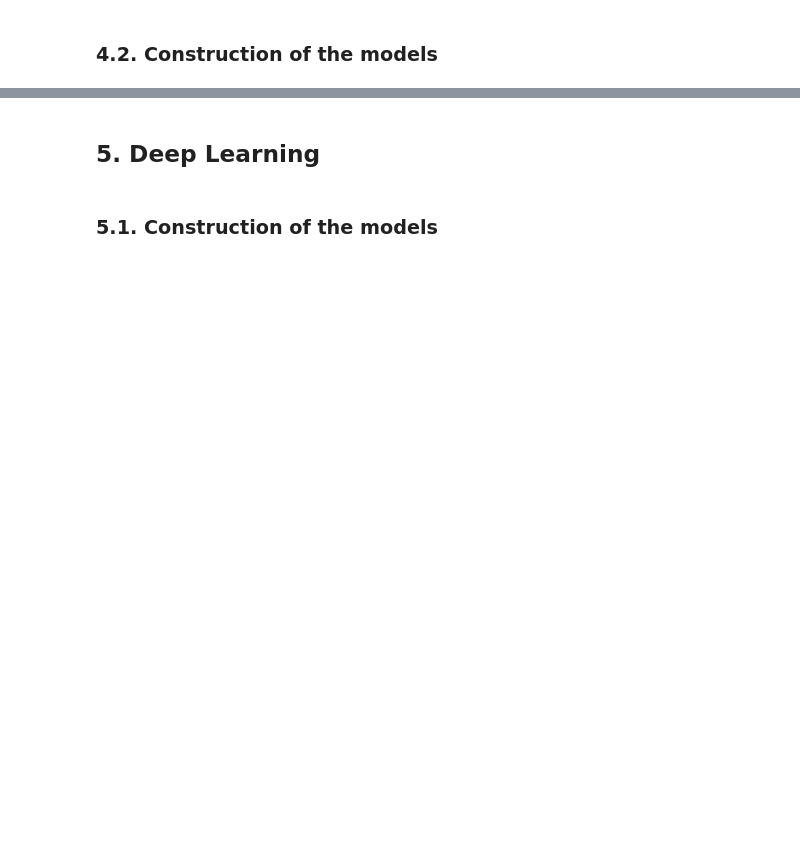
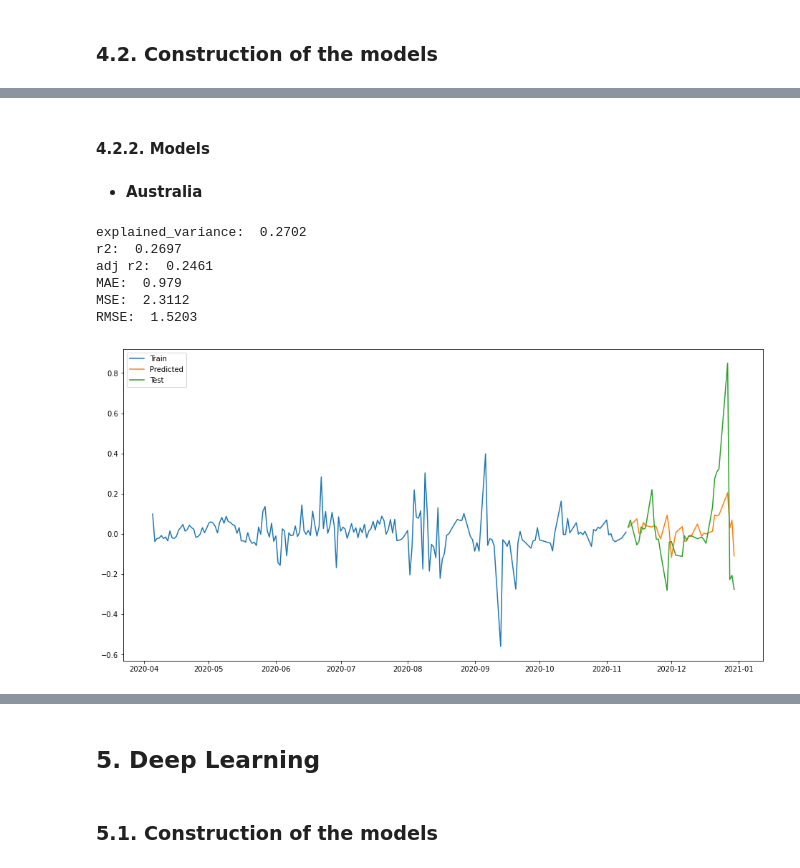
Before and after one commit to martinsM17/Covid19_Testing_Data, a Jupyter notebook: pipeline_analysis.ipynb, the cells around one changed output, grey strips where cells are left out. Saved outputs shown, nothing was run; the diff lists cells and outputs as text; code cells hidden in the pictures; blank space fills up the shorter version.

```diff
--- a/pipeline_analysis.ipynb
+++ b/pipeline_analysis.ipynb
@@ -1080,0 +866,4 @@ Malawi_diff = Malawi_diff[['total_cases_per_million', 'new_cases_smoothed_per_mi
+# %%
+for country in countries:
+    n_entries = normalize_data[normalize_data['location'] == country].shape[0]
+    print(country, ': ', n_entries, ' entries', sep = '')
@@ -2481,0 +991,10 @@ plt.plot(Malawi.index[-y_true.size:], y_pred, color='orange')
+# %%
+def plot_ml(df_ml, country, y_pred, perc = 0.15):
+    test_index = round(df_ml.shape[0]*perc)
+    #Plot
+    plt.figure(figsize=(16,8))
+    plt.plot(country.index[:-test_index], country.iloc[:-test_index,-1], label = 'Train')
+    plt.plot(country.index[-test_index:], y_pred, label = 'Predicted')
+    plt.plot(country.index[-test_index:], country.iloc[-test_index:,-1], label = 'Test')
+    plt.legend()
+    plt.show()
@@ -2481,0 +1003,4 @@ plt.plot(Malawi.index[-y_true.size:], y_pred, color='orange')
+# %% [markdown]
+#### 4.2.2. Models
+# %% [markdown]
+- **Australia**
@@ -2481,0 +1016,37 @@ plt.plot(Malawi.index[-y_true.size:], y_pred, color='orange')
+# %%
+#Dataset diff
+Australia = normalize_data_diff[normalize_data_diff['location'] == 'Australia']
+Australia = Australia[['total_cases_per_million', 'new_cases_smoothed_per_million',
+                       'new_deaths_smoothed_per_million', 'total_tests_per_thousand',
+                       'positive_rate', 'stringency_index','new_tests_smoothed_per_thousand']]
+
+#transform dataset
+df_ml_Australia = ml_transform_df(Australia)
+
+#Scalling values
+df_ml_val_australia = df_ml_Australia.values
+scaler_df = StandardScaler()
+scaler_df = scaler_df.fit(df_ml_val_australia)
+df_scaled_Australia = scaler_df.transform(df_ml_val_australia)
+
+#Train Test split
+(Xtrain_Australia, Ytrain_Australia, Xtest_Australia, Ytest_Australia) = train_test_split_df(df_scaled_Australia)
+# %%
+#Construct model Random Forest
+(best_score_rf_Australia, best_model_rf_Australia,
+ y_pred_rf_Australia) = model_construction_rf(Xtrain_Australia, Ytrain_Australia, Xtest_Australia)
+regression_results(Ytest_Australia, y_pred_rf_Australia)
+
+#Invert scalling
+forecast_copies = np.repeat(np.array(y_pred_rf_Australia).reshape(Ytest_Australia.shape[0],1), df_ml_Australia.shape[1], axis = -1)
+y_pred_rf_Australia_fut = scaler_df.inverse_transform(forecast_copies)[:,-1]
+
+plot_ml(df_ml_Australia, Australia, y_pred_rf_Australia_fut)
+# %% [output]
+explained_variance:  0.2702
+r2:  0.2697
+adj r2:  0.2461
+MAE:  0.979
+MSE:  2.3112
+RMSE:  1.5203
+[figure, added]
```
Also changed, not shown: parts of 623 cells of this notebook.
